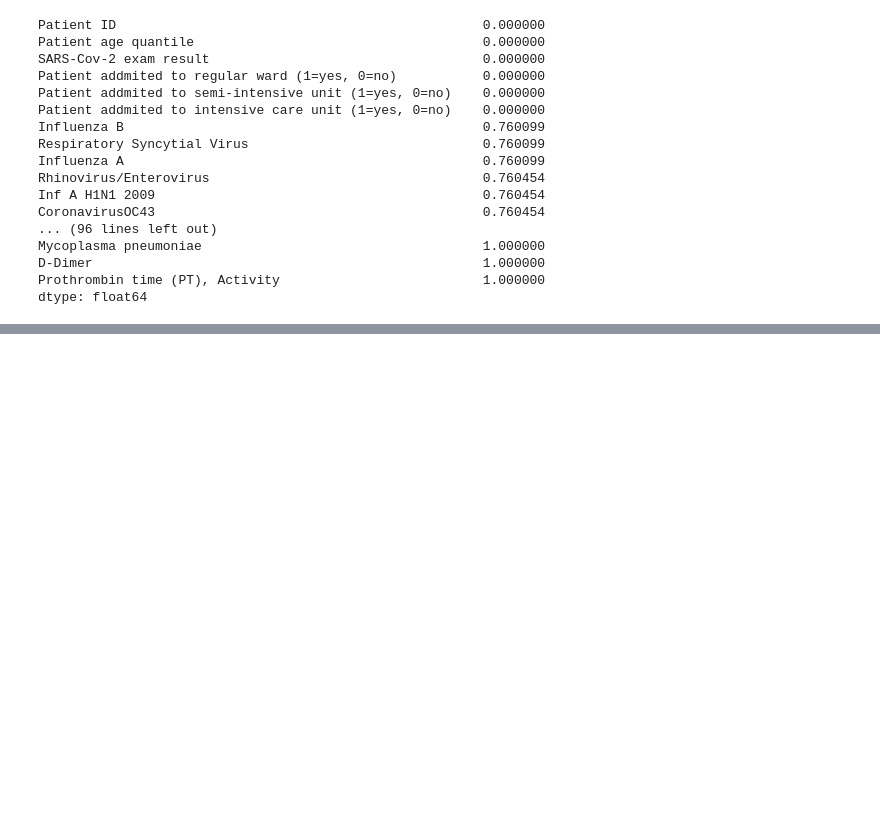
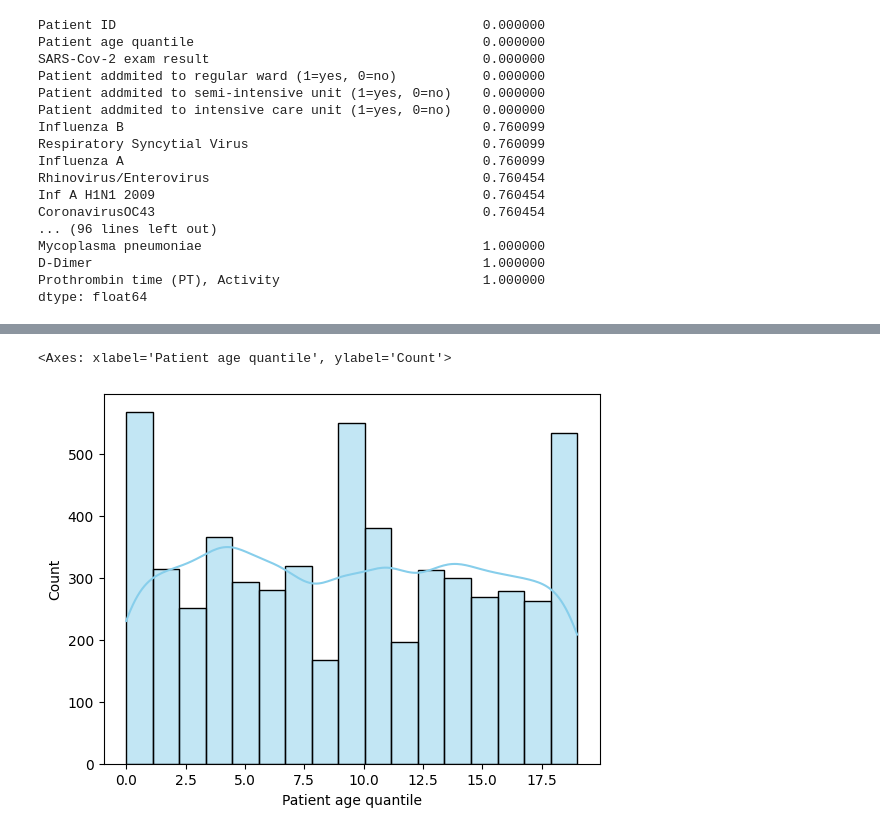
Before and after one commit to Just1919/Projet_Covid, a Jupyter notebook: Projet_Covid.ipynb, the cells around one changed output, grey strips where cells are left out. Cells and saved outputs as stored; diff of their text form; code cells hidden in the pictures; blank space fills up the shorter version.

```diff
--- a/Projet_Covid.ipynb
+++ b/Projet_Covid.ipynb
@@ -165,0 +221,5 @@ Index(['Patient ID', 'Patient age quantile', 'SARS-Cov-2 exam result',
+# %%
+sns.histplot(df["Patient age quantile"], kde=True, color='skyblue')
+# %% [output]
+<Axes: xlabel='Patient age quantile', ylabel='Count'>
+[figure, added]
```
Also changed, not shown: parts of 21 cells of this notebook.
